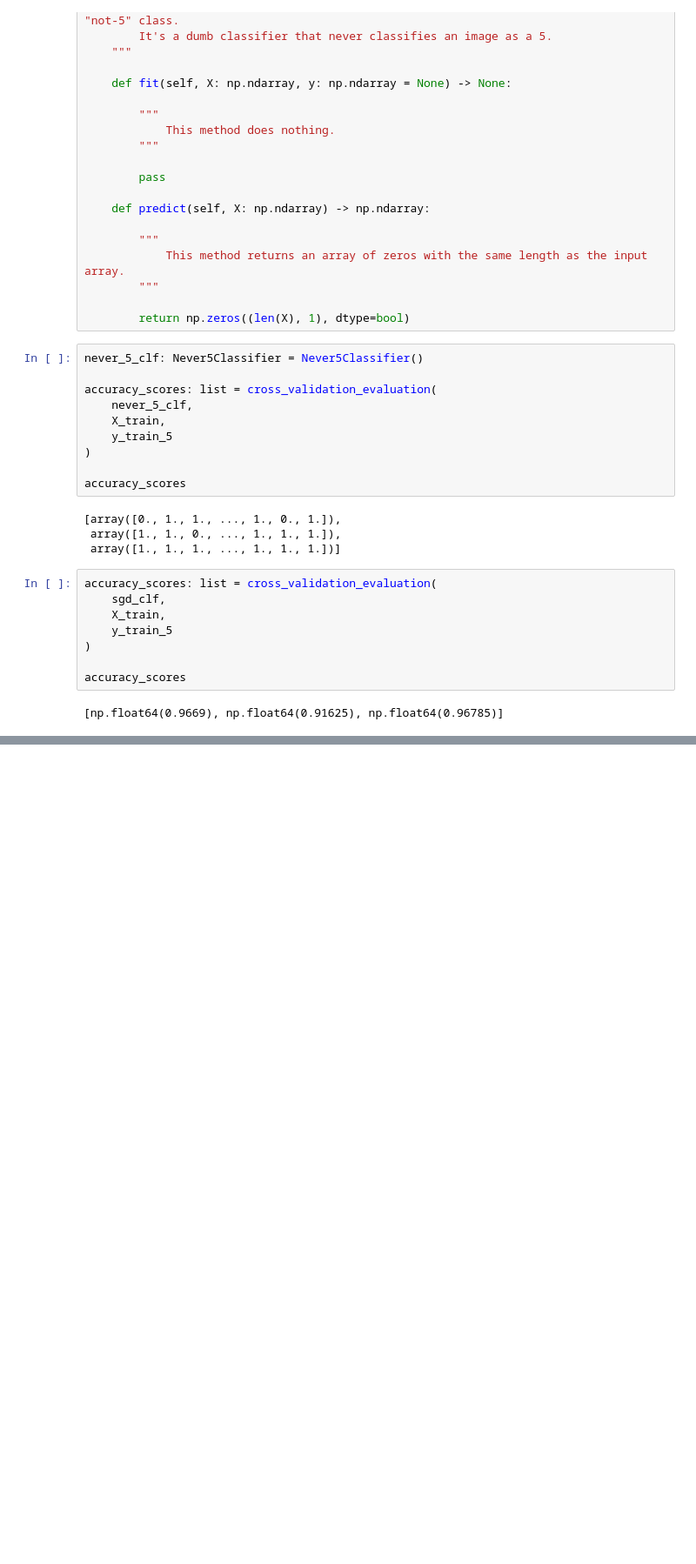
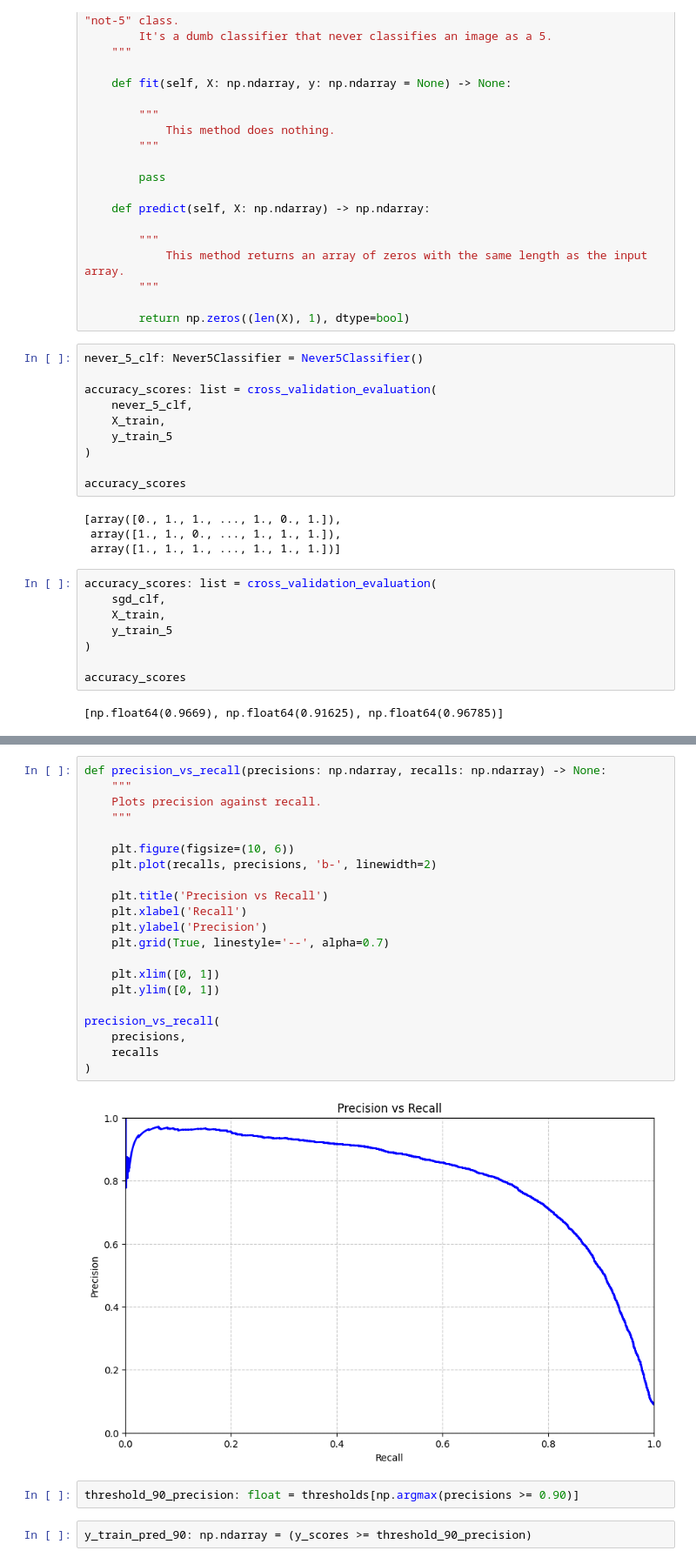
Before and after one commit to pcmoraesmenezes/Inteligencia-Artificial, a Jupyter notebook: Livros/Hands-On Machine Learning with Scikit-Learn, Keras, and TensorFlow/codes/MNIST/Binary_Classification.ipynb, the cells around one changed output, grey strips where cells are left out. Shown at 87% size. Cells and saved outputs as stored; diff of their text form; blank space fills up the shorter version.

```diff
--- a/Livros/Hands-On Machine Learning with Scikit-Learn, Keras, and TensorFlow/codes/MNIST/Binary_Classification.ipynb
+++ b/Livros/Hands-On Machine Learning with Scikit-Learn, Keras, and TensorFlow/codes/MNIST/Binary_Classification.ipynb
@@ -152,0 +276,27 @@ accuracy_scores
+# %%
+def precision_vs_recall(precisions: np.ndarray, recalls: np.ndarray) -> None:
+    """
+    Plots precision against recall.
+    """
+
+    plt.figure(figsize=(10, 6))
+    plt.plot(recalls, precisions, 'b-', linewidth=2)
+
+    plt.title('Precision vs Recall')
+    plt.xlabel('Recall')
+    plt.ylabel('Precision')
+    plt.grid(True, linestyle='--', alpha=0.7)
+
+    plt.xlim([0, 1])
+    plt.ylim([0, 1])
+
+precision_vs_recall(
+    precisions,
+    recalls
+)
+# %% [output]
+[figure, added]
+# %%
+threshold_90_precision: float = thresholds[np.argmax(precisions >= 0.90)]
+# %%
+y_train_pred_90: np.ndarray = (y_scores >= threshold_90_precision)
```
Also changed, not shown: parts of 27 cells of this notebook.
